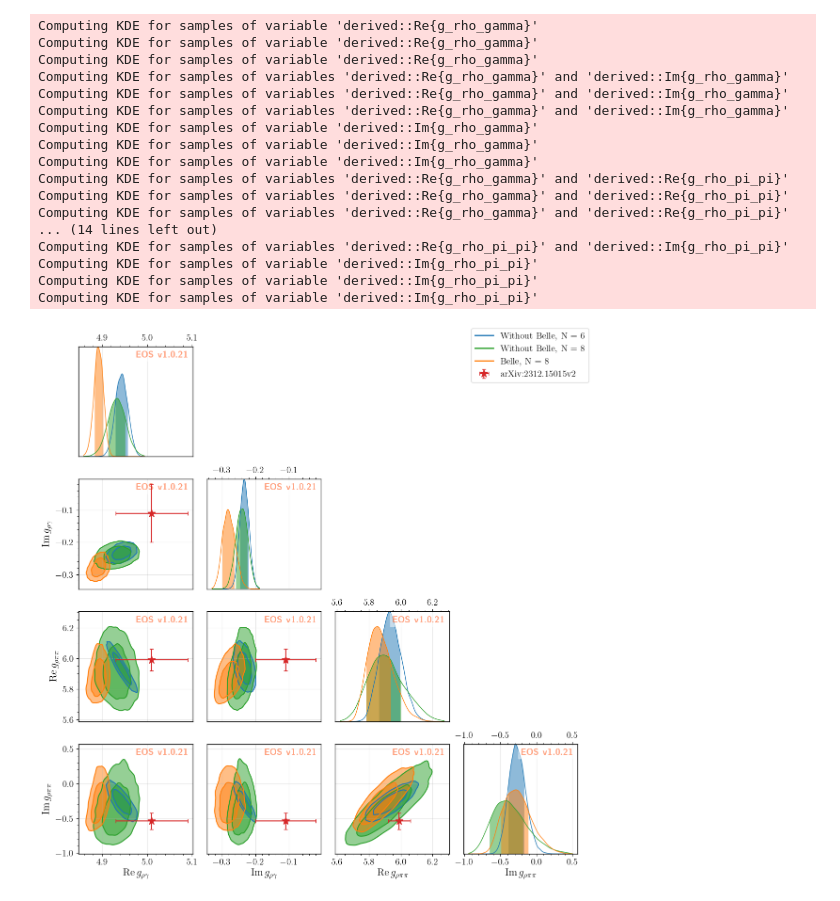
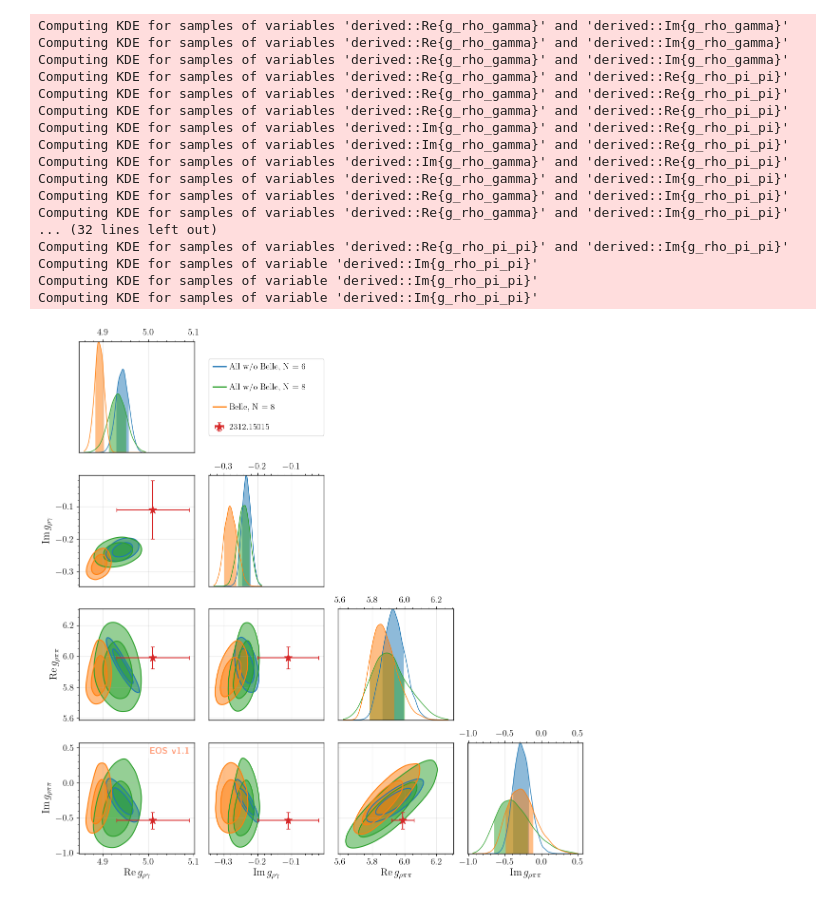
Before and after one commit to Fenoon/analysis, a Jupyter notebook: paper-plots.ipynb, the cells around one changed output. Saved outputs shown, nothing was run; the diff lists cells and outputs as text; code cells hidden in the pictures.

```diff
--- a/paper-plots.ipynb
+++ b/paper-plots.ipynb
@@ -9,22 +17,22 @@ analysis_directory = os.getcwd()
 
 fits = [
     (
-        'Without Belle, N = 6',
+        'All w/o Belle, N = 6',
         'tau-data-together',
         'FF-fp-I1-order6-without-Belle',
         'C0',
     ),
     (
-        'Without Belle, N = 8',
+        'All w/o Belle, N = 8',
         'tau-data-together',
         'FF-fp-I1-order8-without-Belle',
-        'C2',
+        'C1',
     ),
     (
         'Belle, N = 8',
         'tau-data-seperate',
         'FF-fp-I1-order8-Belle',
-        'C1',
+        'C2',
     ),
 ]
 # %%
@@ -66,6 +74,7 @@ for label, folder, posterior, color in fits:
         'label': label,
         'color': color,
         'levels': [68, 95],
+        'bandwidth': 2.0,
         'contours': ['lines', 'areas'],
         'datafile': samples_path,
         'variables': ['derived::a11', 'derived::b11'],
@@ -106,6 +115,7 @@ figure_args = {
 
 figure = eos.figure.FigureFactory.from_dict(**figure_args)
 figure.draw()
+figure.save('a11vsb11.pdf')
 plt.show()
 # %% [output]
 Computing KDE for samples of variables 'derived::a11' and 'derived::b11'
@@ -157,7 +167,7 @@ for label, folder, posterior, color in fits:
         'path': samples_path,
         'label': label,
         'color': color,
-        'kde' : True,
+        'kde': True,
     })
 
 # Literature values in the same order as variables.
@@ -173,7 +183,16 @@ figure = eos.figure.CornerFigure.from_dict(
 figure.prepare()
 grid = figure._figure
 
+# Increase smoothing in the 2D KDE panels.
 for panel in grid.plots:
+    for item in getattr(panel, 'items', []):
+        if isinstance(
+            item,
+            eos.figure.item.TwoDimensionalKernelDensityEstimateItem,
+        ):
+            item.bandwidth = 2
+            item.prepare()
+
     for attribute in ('xaxis', 'yaxis'):
         axis = getattr(panel, attribute, None)
         if axis is not None and axis.label:
@@ -217,41 +236,57 @@ for i in range(size):
         if theory_handle is None:
             theory_handle = handle
 
         ax.set_xlim(limits[j])
         ax.set_ylim(limits[i])
 
 legend_handles = [
     Line2D([0], [0], color=color, linewidth=2)
     for _, _, _, color in fits
 ]
 legend_labels = [label for label, _, _, _ in fits]
 
 legend_handles.append(theory_handle)
-legend_labels.append('arXiv:2312.15015v2')
+legend_labels.append('2312.15015')
 
-axes[0].figure.legend(
+# Place the legend in the empty top-row cell next to the first plot.
+fig = axes[0].figure
+legend_cell = axes[1]
+cell = legend_cell.get_position()
+
+fig.legend(
     legend_handles,
     legend_labels,
-    loc='upper right',
+    loc='center',
+    bbox_to_anchor=(cell.x0, cell.y0, cell.width, cell.height),
+    bbox_transform=fig.transFigure,
+    mode='expand',
+    borderaxespad=0,
+    frameon=True,
+    fontsize=13,
+    handlelength=1.5,
+    handletextpad=0.4,
+    labelspacing=1.4,
+    borderpad=0.5,
 )
 
+figure.save('gcornerplot.pdf')
 plt.show()
 # %% [output]
-Computing KDE for samples of variable 'derived::Re{g_rho_gamma}'
-Computing KDE for samples of variable 'derived::Re{g_rho_gamma}'
-Computing KDE for samples of variable 'derived::Re{g_rho_gamma}'
 Computing KDE for samples of variables 'derived::Re{g_rho_gamma}' and 'derived::Im{g_rho_gamma}'
 Computing KDE for samples of variables 'derived::Re{g_rho_gamma}' and 'derived::Im{g_rho_gamma}'
 Computing KDE for samples of variables 'derived::Re{g_rho_gamma}' and 'derived::Im{g_rho_gamma}'
-Computing KDE for samples of variable 'derived::Im{g_rho_gamma}'
-Computing KDE for samples of variable 'derived::Im{g_rho_gamma}'
-Computing KDE for samples of variable 'derived::Im{g_rho_gamma}'
 Computing KDE for samples of variables 'derived::Re{g_rho_gamma}' and 'derived::Re{g_rho_pi_pi}'
 Computing KDE for samples of variables 'derived::Re{g_rho_gamma}' and 'derived::Re{g_rho_pi_pi}'
 Computing KDE for samples of variables 'derived::Re{g_rho_gamma}' and 'derived::Re{g_rho_pi_pi}'
-... (14 lines left out)
+Computing KDE for samples of variables 'derived::Im{g_rho_gamma}' and 'derived::Re{g_rho_pi_pi}'
+Computing KDE for samples of variables 'derived::Im{g_rho_gamma}' and 'derived::Re{g_rho_pi_pi}'
+Computing KDE for samples of variables 'derived::Im{g_rho_gamma}' and 'derived::Re{g_rho_pi_pi}'
+Computing KDE for samples of variables 'derived::Re{g_rho_gamma}' and 'derived::Im{g_rho_pi_pi}'
+Computing KDE for samples of variables 'derived::Re{g_rho_gamma}' and 'derived::Im{g_rho_pi_pi}'
+Computing KDE for samples of variables 'derived::Re{g_rho_gamma}' and 'derived::Im{g_rho_pi_pi}'
+... (32 lines left out)
 Computing KDE for samples of variables 'derived::Re{g_rho_pi_pi}' and 'derived::Im{g_rho_pi_pi}'
 Computing KDE for samples of variable 'derived::Im{g_rho_pi_pi}'
 Computing KDE for samples of variable 'derived::Im{g_rho_pi_pi}'
 Computing KDE for samples of variable 'derived::Im{g_rho_pi_pi}'
-[figure, old version]
+[figure, new version]
```
Also changed, not shown: parts of 9 cells of this notebook.
